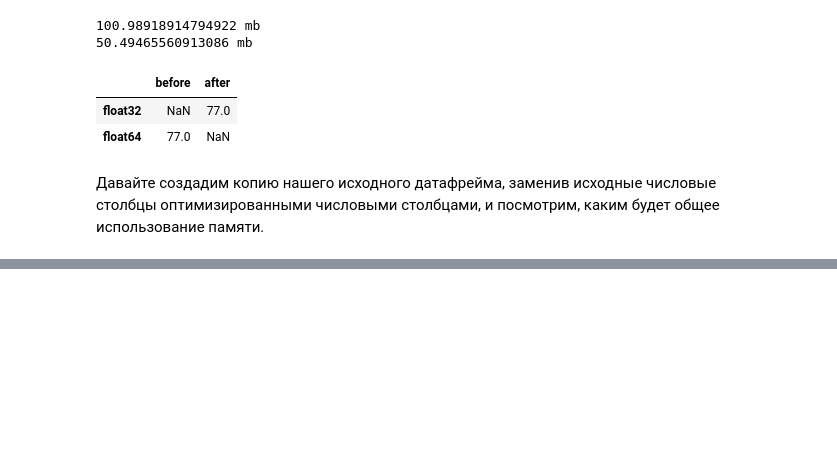
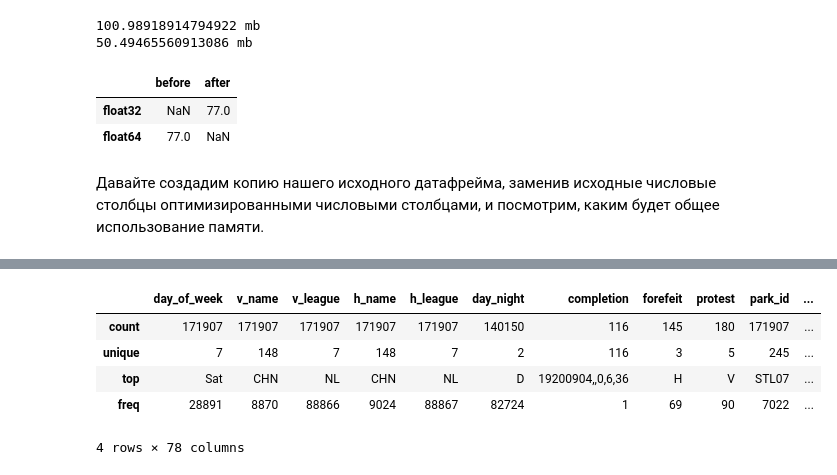
Before and after one commit to che-ig/Machine-learning, a Jupyter notebook: pandas_study/appendix_3.ipynb, the cells around one changed output, grey strips where cells are left out. Cells and saved outputs as stored; diff of their text form; code cells hidden in the pictures; blank space fills up the shorter version.

```diff
--- a/pandas_study/appendix_3.ipynb
+++ b/pandas_study/appendix_3.ipynb
@@ -156,0 +210,11 @@ print(mem_usage(optimized_gl))
+# %%
+# смотрим количество уникальных значений по каждому столбцу типа object
+gl_obj = gl.select_dtypes(include=['object']).copy()
+gl_obj.describe()
+# %% [output]
+|  | day_of_week | v_name | v_league | h_name | h_league | day_night | completion | forefeit | protest | park_id | ... |
+| count | 171907 | 171907 | 171907 | 171907 | 171907 | 140150 | 116 | 145 | 180 | 171907 | ... |
+| unique | 7 | 148 | 7 | 148 | 7 | 2 | 116 | 3 | 5 | 245 | ... |
+| top | Sat | CHN | NL | CHN | NL | D | 19200904,,0,6,36 | H | V | STL07 | ... |
+| freq | 28891 | 8870 | 88866 | 9024 | 88867 | 82724 | 1 | 69 | 90 | 7022 | ... |
+4 rows × 78 columns
```
Also changed, not shown: parts of 24 cells of this notebook, 4 other files.
